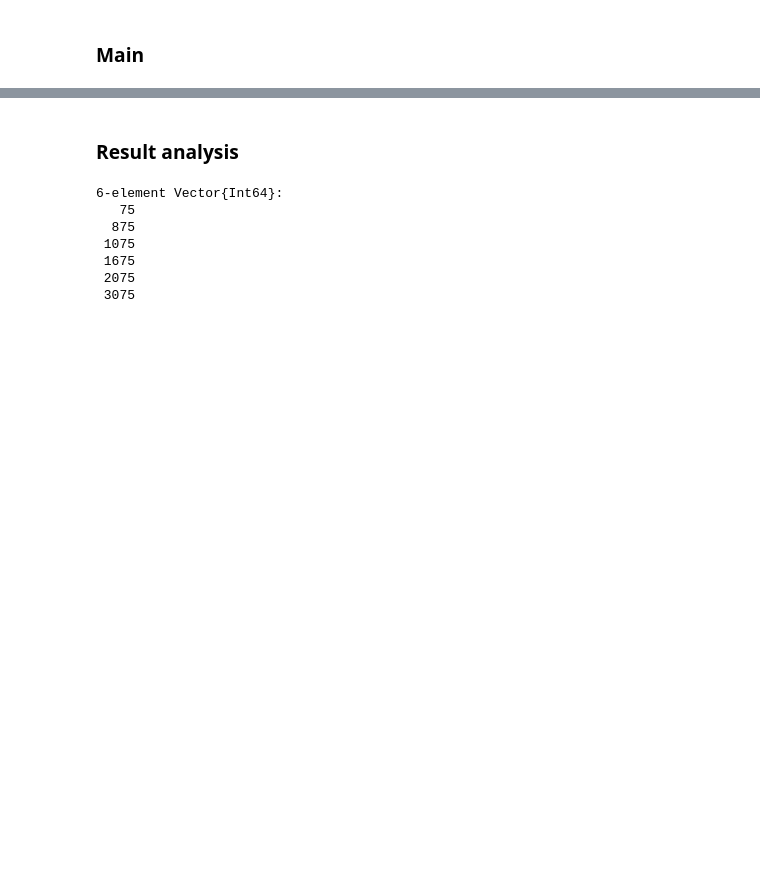
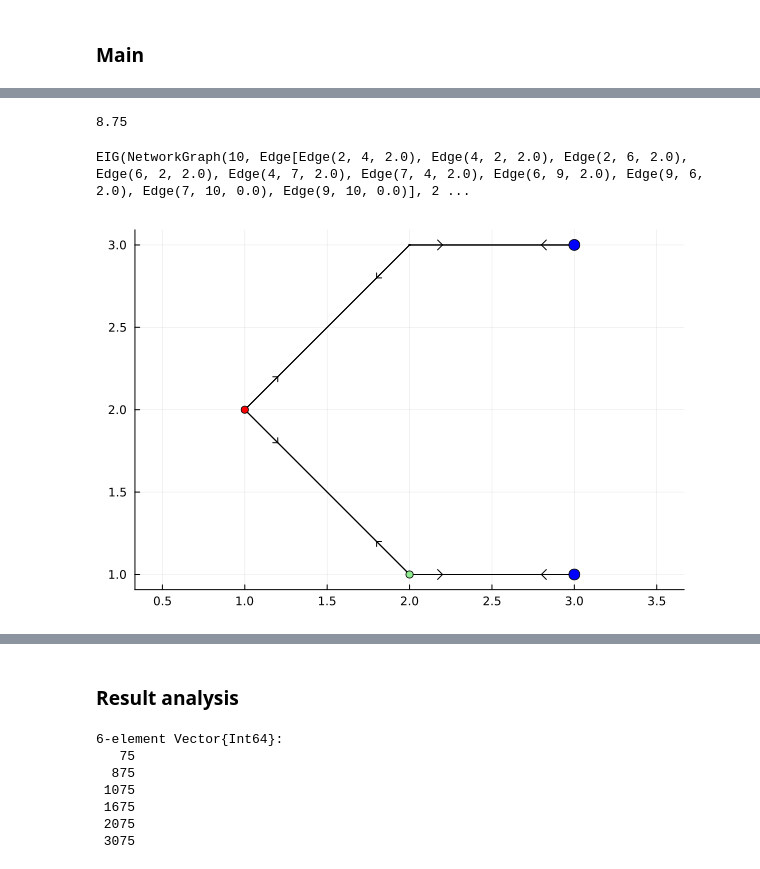
Before and after one commit to Peter-G111/EIG, a Jupyter notebook: EIG_Notebook.ipynb, the cells around one changed output, grey strips where cells are left out. Drawn from its saved outputs; the diff is of its cells as text; code cells hidden in the pictures; blank space fills up the shorter version.

```diff
--- a/EIG_Notebook.ipynb
+++ b/EIG_Notebook.ipynb
@@ -3820,0 +3630,44 @@ LoadError: InterruptException:
+# %%
+# Really fast defender on a small 2-connected graph (all arcs are both ways)
+# it is a 3x3 grid-size
+num_nodes = 10
+v_0 = 2
+v_0r = [4]
+v_inf = 10
+exit_nodes = [7, 9]
+
+speed_A = 1
+speed_D = 2
+
+edges = [
+    Edge(v_0, 4, 1 * speed_D),
+    Edge(4, v_0, 1 * speed_D),
+    Edge(v_0, 6, 1 * speed_D),
+    Edge(6, v_0, 1 * speed_D),
+
+    Edge(4, 7, 1 * speed_D),
+    Edge(7, 4, 1 * speed_D),
+    Edge(6, 9, 1 * speed_D),
+    Edge(9, 6, 1 * speed_D),
+
+    Edge(7, 10, 0),
+    Edge(9, 10, 0)
+]
+
+base_t_max = 4
+t_max = base_t_max * speed_D + 0.75
+# %% [output]
+8.75
+# %%
+data_eig_networkgraph = NetworkGraph(num_nodes, edges, v_0, v_0r, exit_nodes, v_inf)
+
+dist_mtx = computedistancematrix(data_eig_networkgraph);  # note this is distances scaled by lcm(s_A*s_D) of the original edge length - must divide by suitable speeds to get travel times
+neighbourhoods = computeneighbourhoods(data_eig_networkgraph);
+
+the_eig = EIG(data_eig_networkgraph, 1, t_max, dist_mtx, neighbourhoods, speed_A, speed_D)
+# %% [output]
+EIG(NetworkGraph(10, Edge[Edge(2, 4, 2.0), Edge(4, 2, 2.0), Edge(2, 6, 2.0), Edge(6, 2, 2.0), Edge(4, 7, 2.0), Edge(7, 4, 2.0), Edge(6, 9, 2.0), Edge(9, 6, 2.0), Edge(7, 10, 0.0), Edge(9, 10, 0.0)], 2 ...
+# %%
+drawEIGgraph(the_eig, width=3)
+# %% [output]
+[figure, added]
```
Also changed, not shown: parts of 64 cells of this notebook, 3 other files.
